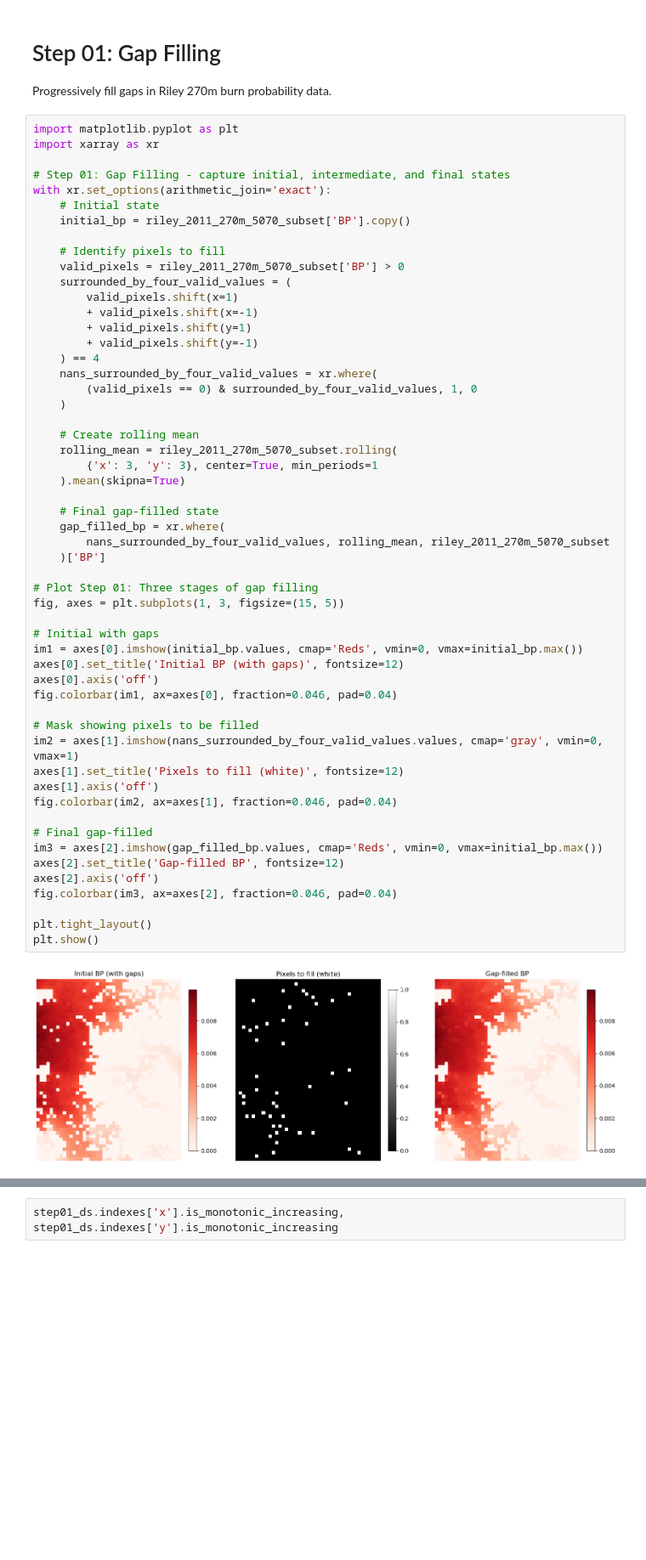
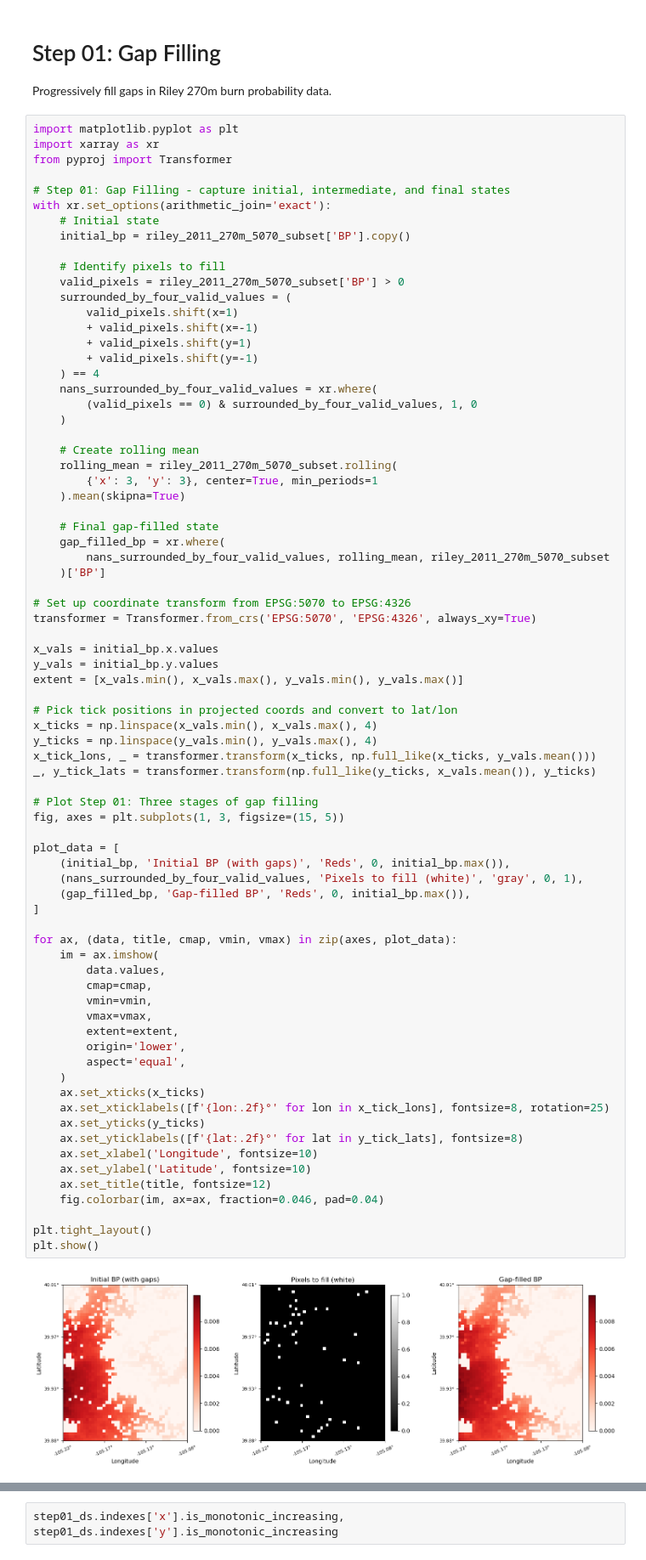
Before and after one commit to carbonplan/ocr, a Jupyter notebook: notebooks/methods-figures.ipynb, the cells around one changed output, grey strips where cells are left out. Shown at 85% size. Cells and saved outputs as stored; diff of their text form; blank space fills up the shorter version.

```diff
--- a/notebooks/methods-figures.ipynb
+++ b/notebooks/methods-figures.ipynb
@@ -267,6 +282,7 @@ Progressively fill gaps in Riley 270m burn probability data.
 # %%
 import matplotlib.pyplot as plt
 import xarray as xr
+from pyproj import Transformer
 
 # Step 01: Gap Filling - capture initial, intermediate, and final states
 with xr.set_options(arithmetic_join='exact'):
@@ -276,47 +292,67 @@ with xr.set_options(arithmetic_join='exact'):
     # Identify pixels to fill
     valid_pixels = riley_2011_270m_5070_subset['BP'] > 0
     surrounded_by_four_valid_values = (
         valid_pixels.shift(x=1)
         + valid_pixels.shift(x=-1)
         + valid_pixels.shift(y=1)
         + valid_pixels.shift(y=-1)
     ) == 4
     nans_surrounded_by_four_valid_values = xr.where(
         (valid_pixels == 0) & surrounded_by_four_valid_values, 1, 0
     )
 
     # Create rolling mean
     rolling_mean = riley_2011_270m_5070_subset.rolling(
         {'x': 3, 'y': 3}, center=True, min_periods=1
     ).mean(skipna=True)
 
     # Final gap-filled state
     gap_filled_bp = xr.where(
         nans_surrounded_by_four_valid_values, rolling_mean, riley_2011_270m_5070_subset
     )['BP']
 
+# Set up coordinate transform from EPSG:5070 to EPSG:4326
+transformer = Transformer.from_crs('EPSG:5070', 'EPSG:4326', always_xy=True)
+
+x_vals = initial_bp.x.values
+y_vals = initial_bp.y.values
+extent = [x_vals.min(), x_vals.max(), y_vals.min(), y_vals.max()]
+
+# Pick tick positions in projected coords and convert to lat/lon
+x_ticks = np.linspace(x_vals.min(), x_vals.max(), 4)
+y_ticks = np.linspace(y_vals.min(), y_vals.max(), 4)
+x_tick_lons, _ = transformer.transform(x_ticks, np.full_like(x_ticks, y_vals.mean()))
+_, y_tick_lats = transformer.transform(np.full_like(y_ticks, x_vals.mean()), y_ticks)
+
 # Plot Step 01: Three stages of gap filling
 fig, axes = plt.subplots(1, 3, figsize=(15, 5))
 
-# Initial with gaps
-im1 = axes[0].imshow(initial_bp.values, cmap='Reds', vmin=0, vmax=initial_bp.max())
-axes[0].set_title('Initial BP (with gaps)', fontsize=12)
-axes[0].axis('off')
-fig.colorbar(im1, ax=axes[0], fraction=0.046, pad=0.04)
+plot_data = [
+    (initial_bp, 'Initial BP (with gaps)', 'Reds', 0, initial_bp.max()),
+    (nans_surrounded_by_four_valid_values, 'Pixels to fill (white)', 'gray', 0, 1),
+    (gap_filled_bp, 'Gap-filled BP', 'Reds', 0, initial_bp.max()),
+]
 
-# Mask showing pixels to be filled
-im2 = axes[1].imshow(nans_surrounded_by_four_valid_values.values, cmap='gray', vmin=0, vmax=1)
-axes[1].set_title('Pixels to fill (white)', fontsize=12)
-axes[1].axis('off')
-fig.colorbar(im2, ax=axes[1], fraction=0.046, pad=0.04)
-
-# Final gap-filled
-im3 = axes[2].imshow(gap_filled_bp.values, cmap='Reds', vmin=0, vmax=initial_bp.max())
-axes[2].set_title('Gap-filled BP', fontsize=12)
-axes[2].axis('off')
-fig.colorbar(im3, ax=axes[2], fraction=0.046, pad=0.04)
+for ax, (data, title, cmap, vmin, vmax) in zip(axes, plot_data):
+    im = ax.imshow(
+        data.values,
+        cmap=cmap,
+        vmin=vmin,
+        vmax=vmax,
+        extent=extent,
+        origin='lower',
+        aspect='equal',
+    )
+    ax.set_xticks(x_ticks)
+    ax.set_xticklabels([f'{lon:.2f}°' for lon in x_tick_lons], fontsize=8, rotation=25)
+    ax.set_yticks(y_ticks)
+    ax.set_yticklabels([f'{lat:.2f}°' for lat in y_tick_lats], fontsize=8)
+    ax.set_xlabel('Longitude', fontsize=10)
+    ax.set_ylabel('Latitude', fontsize=10)
+    ax.set_title(title, fontsize=12)
+    fig.colorbar(im, ax=ax, fraction=0.046, pad=0.04)
 
 plt.tight_layout()
 plt.show()
 # %% [output]
-[figure, old version]
+[figure, new version]
```
Also changed, not shown: parts of 10 cells of this notebook.
